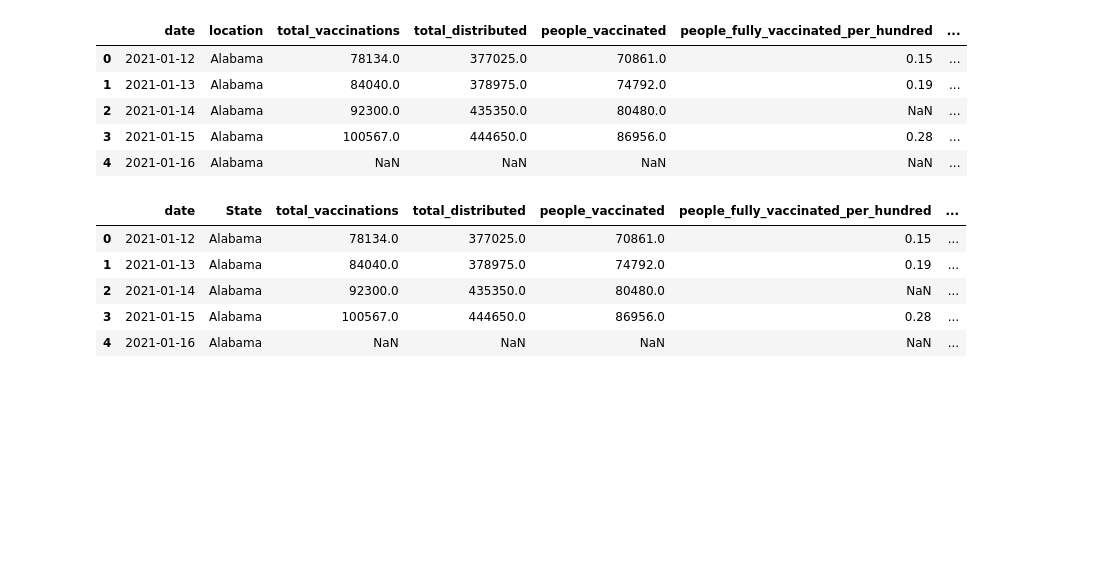
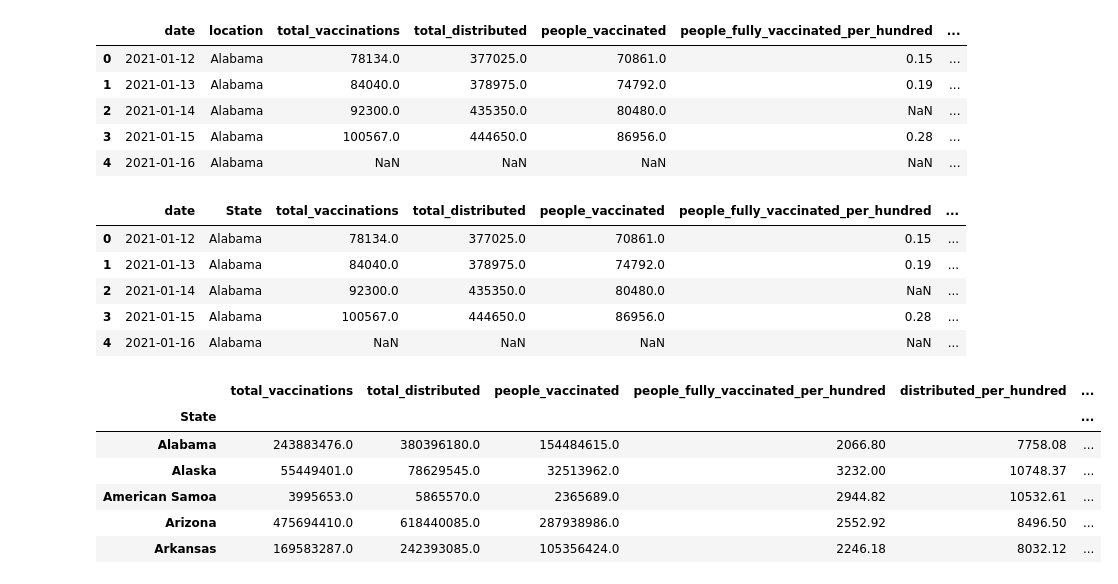
Before and after one commit to ASacdpraseuth/Project-2, a Jupyter notebook: Source_files/us_state_vaccinations_cleaner.ipynb, the cells around one changed output. Cells and saved outputs as stored; diff of their text form; code cells hidden in the pictures; blank space fills up the shorter version.

```diff
--- a/Source_files/us_state_vaccinations_cleaner.ipynb
+++ b/Source_files/us_state_vaccinations_cleaner.ipynb
@@ -27,0 +32,10 @@ df.head()
+# %%
+df_new.head()
+# %% [output]
+|  | total_vaccinations | total_distributed | people_vaccinated | people_fully_vaccinated_per_hundred | distributed_per_hundred | ... |
+| State |  |  |  |  |  | ... |
+| Alabama | 243883476.0 | 380396180.0 | 154484615.0 | 2066.80 | 7758.08 | ... |
+| Alaska | 55449401.0 | 78629545.0 | 32513962.0 | 3232.00 | 10748.37 | ... |
+| American Samoa | 3995653.0 | 5865570.0 | 2365689.0 | 2944.82 | 10532.61 | ... |
+| Arizona | 475694410.0 | 618440085.0 | 287938986.0 | 2552.92 | 8496.50 | ... |
+| Arkansas | 169583287.0 | 242393085.0 | 105356424.0 | 2246.18 | 8032.12 | ... |
```
Also changed, not shown: parts of 10 cells of this notebook, 1 other file.
